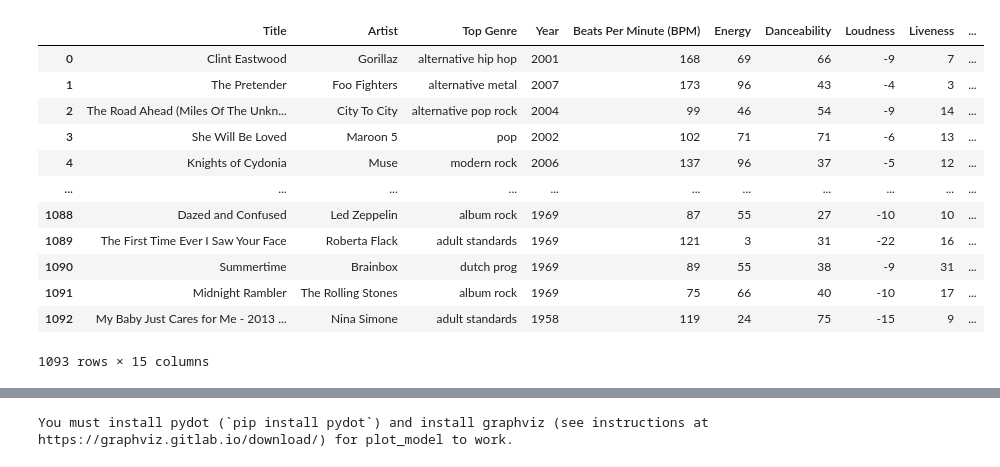
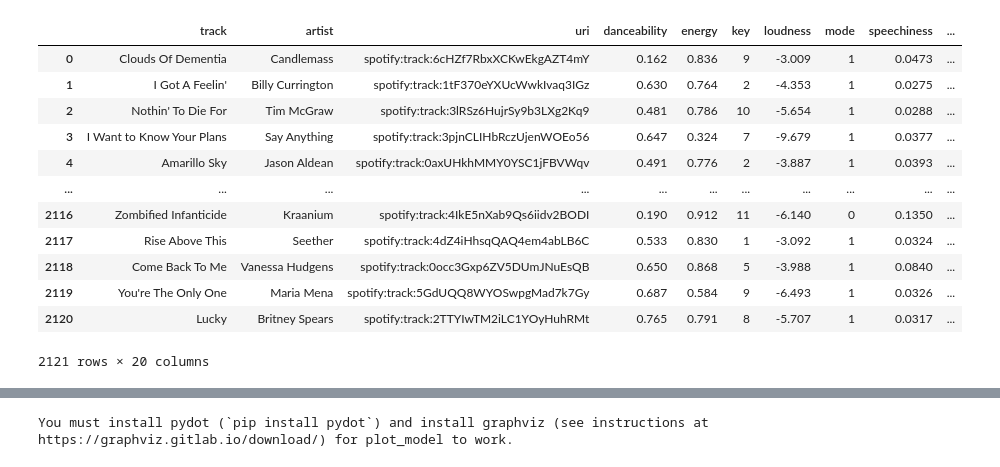
Before and after one commit to benjaminchong99/cdsProjectTerm6, a Jupyter notebook: classification.ipynb, the cells around one changed output, grey strips where cells are left out. Saved outputs shown, nothing was run; the diff lists cells and outputs as text; code cells hidden in the pictures.

```diff
--- a/classification.ipynb
+++ b/classification.ipynb
@@ -7,22 +7,22 @@ import numpy as np
 import pandas as pd
 # %%
 # load dataset
-df = pd.read_csv("song_data.csv")
+df = pd.read_csv("new_dataset_0.csv")
 df
 # %% [output]
-|  | Title | Artist | Top Genre | Year | Beats Per Minute (BPM) | Energy | Danceability | Loudness | Liveness | ... |
-| 0 | Clint Eastwood | Gorillaz | alternative hip hop | 2001 | 168 | 69 | 66 | -9 | 7 | ... |
-| 1 | The Pretender | Foo Fighters | alternative metal | 2007 | 173 | 96 | 43 | -4 | 3 | ... |
-| 2 | The Road Ahead (Miles Of The Unkn... | City To City | alternative pop rock | 2004 | 99 | 46 | 54 | -9 | 14 | ... |
-| 3 | She Will Be Loved | Maroon 5 | pop | 2002 | 102 | 71 | 71 | -6 | 13 | ... |
-| 4 | Knights of Cydonia | Muse | modern rock | 2006 | 137 | 96 | 37 | -5 | 12 | ... |
+|  | track | artist | uri | danceability | energy | key | loudness | mode | speechiness | ... |
+| 0 | Clouds Of Dementia | Candlemass | spotify:track:6cHZf7RbxXCKwEkgAZT4mY | 0.162 | 0.836 | 9 | -3.009 | 1 | 0.0473 | ... |
+| 1 | I Got A Feelin' | Billy Currington | spotify:track:1tF370eYXUcWwkIvaq3IGz | 0.630 | 0.764 | 2 | -4.353 | 1 | 0.0275 | ... |
+| 2 | Nothin' To Die For | Tim McGraw | spotify:track:3lRSz6HujrSy9b3LXg2Kq9 | 0.481 | 0.786 | 10 | -5.654 | 1 | 0.0288 | ... |
+| 3 | I Want to Know Your Plans | Say Anything | spotify:track:3pjnCLIHbRczUjenWOEo56 | 0.647 | 0.324 | 7 | -9.679 | 1 | 0.0377 | ... |
+| 4 | Amarillo Sky | Jason Aldean | spotify:track:0axUHkhMMY0YSC1jFBVWqv | 0.491 | 0.776 | 2 | -3.887 | 1 | 0.0393 | ... |
 | ... | ... | ... | ... | ... | ... | ... | ... | ... | ... | ... |
-| 1088 | Dazed and Confused | Led Zeppelin | album rock | 1969 | 87 | 55 | 27 | -10 | 10 | ... |
-| 1089 | The First Time Ever I Saw Your Face | Roberta Flack | adult standards | 1969 | 121 | 3 | 31 | -22 | 16 | ... |
-| 1090 | Summertime | Brainbox | dutch prog | 1969 | 89 | 55 | 38 | -9 | 31 | ... |
-| 1091 | Midnight Rambler | The Rolling Stones | album rock | 1969 | 75 | 66 | 40 | -10 | 17 | ... |
-| 1092 | My Baby Just Cares for Me - 2013 ... | Nina Simone | adult standards | 1958 | 119 | 24 | 75 | -15 | 9 | ... |
+| 2116 | Zombified Infanticide | Kraanium | spotify:track:4IkE5nXab9Qs6iidv2BODI | 0.190 | 0.912 | 11 | -6.140 | 0 | 0.1350 | ... |
+| 2117 | Rise Above This | Seether | spotify:track:4dZ4iHhsqQAQ4em4abLB6C | 0.533 | 0.830 | 1 | -3.092 | 1 | 0.0324 | ... |
+| 2118 | Come Back To Me | Vanessa Hudgens | spotify:track:0occ3Gxp6ZV5DUmJNuEsQB | 0.650 | 0.868 | 5 | -3.988 | 1 | 0.0840 | ... |
+| 2119 | You're The Only One | Maria Mena | spotify:track:5GdUQQ8WYOSwpgMad7k7Gy | 0.687 | 0.584 | 9 | -6.493 | 1 | 0.0326 | ... |
+| 2120 | Lucky | Britney Spears | spotify:track:2TTYIwTM2iLC1YOyHuhRMt | 0.765 | 0.791 | 8 | -5.707 | 1 | 0.0317 | ... |
-1093 rows × 15 columns
+2121 rows × 20 columns
 # %%
 #  data visualisation
 
```
Also changed, not shown: parts of 12 cells of this notebook.
